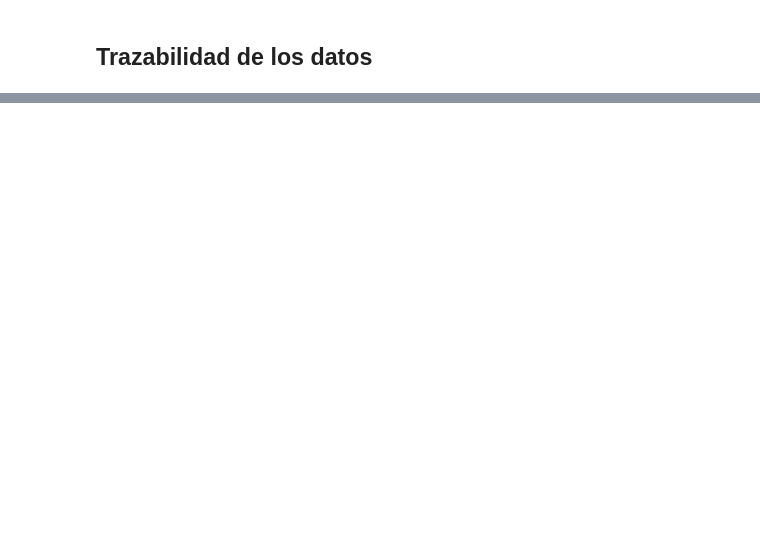
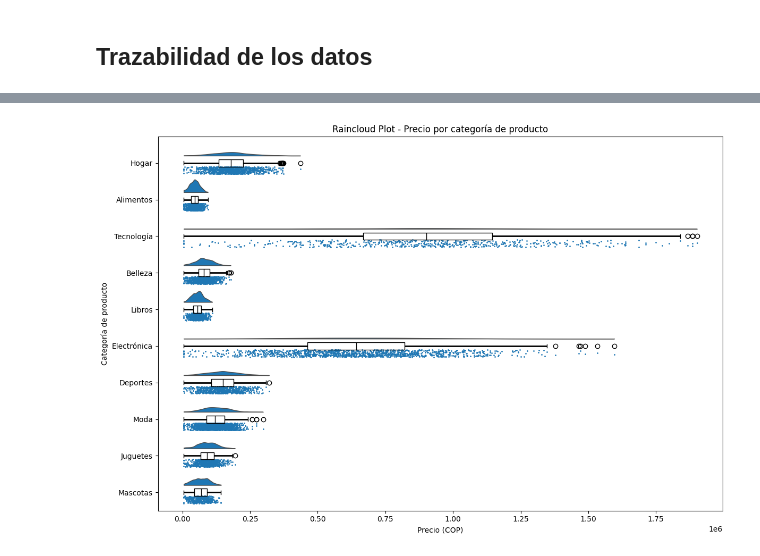
Before and after one commit to AlejandraIvn/Proyecto_1_C1, a Jupyter notebook: Analisis_datos.ipynb, the cells around one changed output, grey strips where cells are left out. Saved outputs shown, nothing was run; the diff lists cells and outputs as text; code cells hidden in the pictures; blank space fills up the shorter version.

Commit message:
analyze data traceability and detect and validate outliers as part of data quality assessment

```diff
--- a/Analisis_datos.ipynb
+++ b/Analisis_datos.ipynb
@@ -232,0 +475,25 @@ Se examinó el rango de valores de calificacion_cliente_1a5, encontrándose que,
+# %%
+# Eliminar valores faltantes
+df_raincloud = df[["categoria_norm", "precio_cop"]].dropna()
+
+# Raincloud por categoría
+plt.figure(figsize=(12, 8))
+
+pt.RainCloud(
+    x="categoria_norm",
+    y="precio_cop",
+    data=df_raincloud,
+    orient="h",
+    width_viol=0.7,
+    width_box=0.2,
+    point_size=2,
+    move=0.2
+)
+
+plt.title("Raincloud Plot - Precio por categoría de producto")
+plt.xlabel("Precio (COP)")
+plt.ylabel("Categoría de producto")
+plt.tight_layout()
+plt.show()
+# %% [output]
+[figure, added]
```
Also changed, not shown: parts of 25 cells of this notebook.
